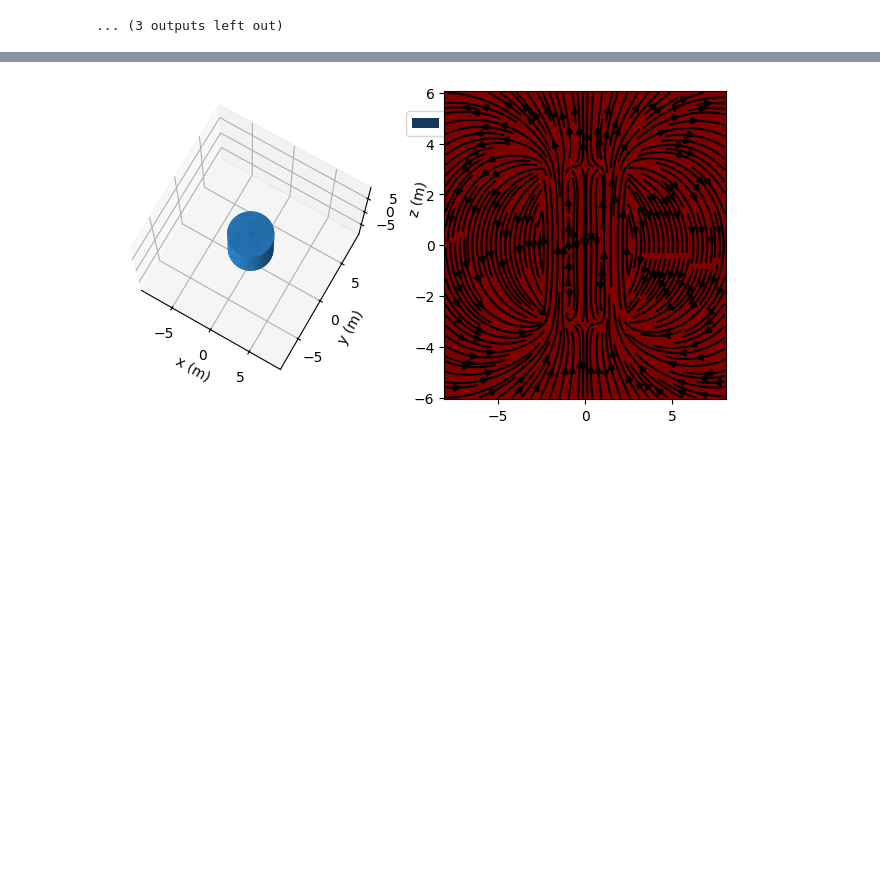
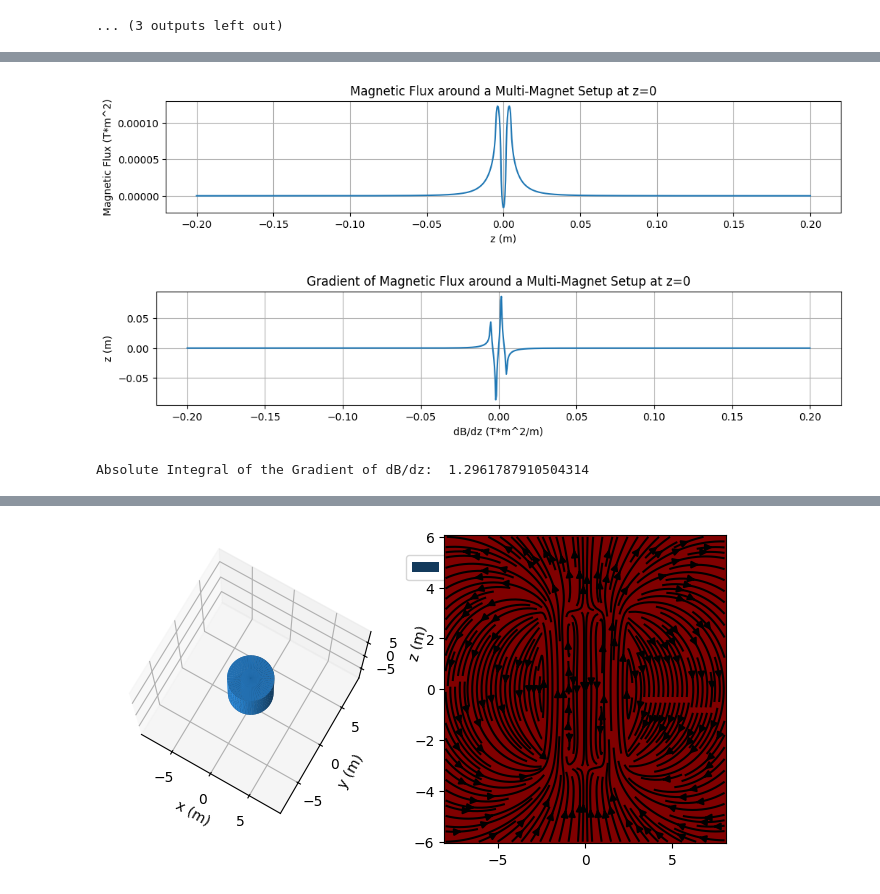
Before and after one commit to Sebleko/induction_generator, a Jupyter notebook: python/induction-simulation.ipynb, the cells around one changed output, grey strips where cells are left out. Cells and saved outputs as stored; diff of their text form; code cells hidden in the pictures; blank space fills up the shorter version.

```diff
--- a/python/induction-simulation.ipynb
+++ b/python/induction-simulation.ipynb
@@ -734,0 +770,19 @@ plot_power_vs_turns(outer_radius, coil_length, outer_length, coil_separation, fr
+# %%
+# The challenge is to find a way to maximize the absolute value integral of the gradient of dB/dx over the coil length by modifying the magnet setup that is moving.
+# In the above figures only one magnet is positioned at z=0.
+# What if there was a setup with multiple magnets that are positioned along the z-axis at different positions?
+# To acount for the fact that we will be adding magnets we will need to decrease their length to make fair comparisons later.
+# By adding more magnets we can increase the number of peaks in the dB/dx plot, thus increasing the integral of the gradient of dB/dx over the coil length.
+
+# Let us plot the magnetic flux and the gradient of the magnetic flux for a setup with multiple magnets.
+# We will start with 3 magnets positioned with a gap that is roughly determined by eye from the above figure to make the peaks as dense as possible.
+magnet = create_optimized_multi_cylinder_magnet(radius, length / 3, 3, 0.00, 1.27e6, use_alternation=True)
+flux = calculate_flux([0], magnet, z_segments, 0.01, 100)
+plot_figure(z_segments, flux.squeeze(), 'z (m)', 'Magnetic Flux (T*m^2)', 'Magnetic Flux around a Multi-Magnet Setup at z=0', (12,2))
+gradient = np.gradient(flux, z_segments, axis=1)
+plot_figure(z_segments, gradient.squeeze(), 'dB/dz (T*m^2/m)', 'z (m)', 'Gradient of Magnetic Flux around a Multi-Magnet Setup at z=0', (12,2))
+print("Absolute Integral of the Gradient of dB/dz: ", np.abs(gradient).sum())
+# %% [output]
+[figure, added]
+[figure, added]
+Absolute Integral of the Gradient of dB/dz:  1.2961787910504314
```
Also changed, not shown: parts of 6 cells of this notebook.
